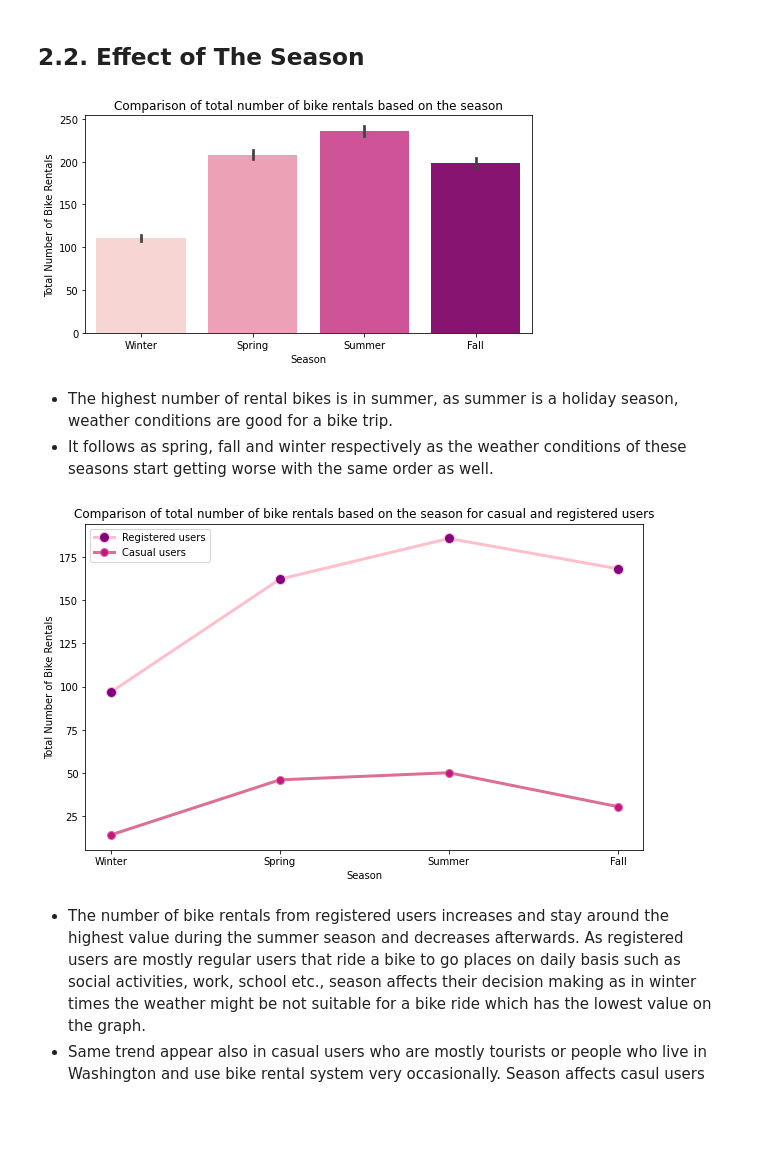
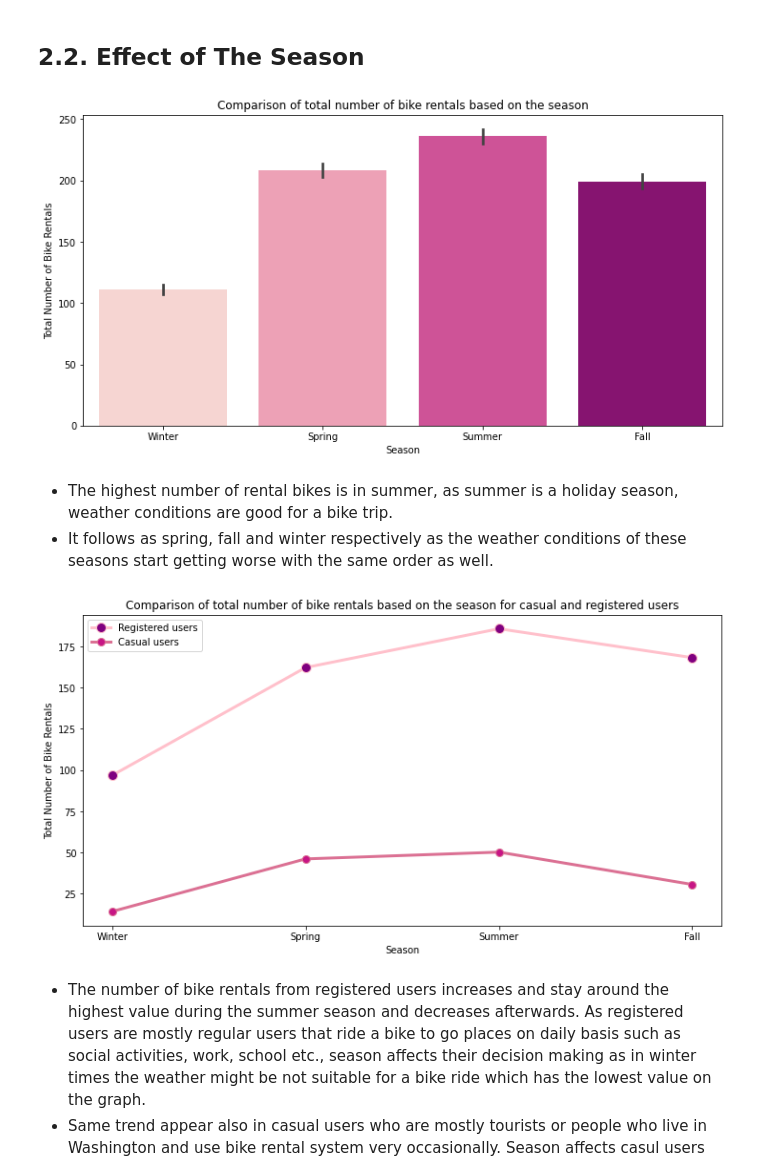
Before and after one commit to wuestenblume/Capital-Bikeshare, a Jupyter notebook: Data_analysis.ipynb, the cells around one changed output. Drawn from its saved outputs; the diff is of its cells as text; code cells hidden in the pictures; blank space fills up the shorter version.

```diff
--- a/Data_analysis.ipynb
+++ b/Data_analysis.ipynb
@@ -132,31 +132,32 @@ memory usage: 2.3 MB
 # %% [markdown]
 ## 2.2. Effect of The Season
 # %%
-plt.figure(figsize=(8,4))
+plt.figure(figsize=(12,6))
 seasons = sns.barplot(data=data, x="season", y="total_rental", color = 'deepskyblue',palette='RdPu')
-seasons.set (title="Comparison of total number of bike rentals based on the season", xlabel='Season', xticklabels = ['Winter','Spring','Summer','Fall'],ylabel= 'Total Number of Bike Rentals')
+seasons.set (title="Comparison of total number of bike rentals based on the season", xlabel='Season',
+            xticklabels = ['Winter','Spring','Summer','Fall'],ylabel= 'Total Number of Bike Rentals')
 plt.show()
 # %% [output]
-[figure, old version]
+[figure, new version]
 # %% [markdown]
 - The highest number of rental bikes is in summer, as summer is a holiday season, weather conditions are good for a bike trip.
 - It follows as spring, fall and winter respectively as the weather conditions of these seasons start getting worse with the same order as well.
 # %%
 season_reg = data.groupby(['season'])['registered'].mean()
 season_cas = data.groupby(['season'])['casual'].mean()
-fig, axes= plt.subplots(figsize=(10, 6))
+fig, axes= plt.subplots(figsize=(12, 6))
 season_reg.plot(kind = 'line', marker='o',  color='pink', markerfacecolor='purple', markersize=10, linewidth=3)
 season_cas.plot(kind = 'line',marker = 'o', color = 'palevioletred', markerfacecolor='mediumvioletred', markersize=8,linewidth=3)
 plt.title('Comparison of total number of bike rentals based on the season for casual and registered users')
 plt.xlabel('Season')
 plt.ylabel('Total Number of Bike Rentals')
 tick_val=[1,2,3,4]
 tick_lab=['Winter','Spring','Summer','Fall']
 plt.setp(axes, xticks=tick_val, xticklabels=tick_lab)
 plt.legend(['Registered users','Casual users'])
 plt.show()
 # %% [output]
-[figure, old version]
+[figure, new version]
 # %% [markdown]
 - The number of bike rentals from registered users increases and stay around the highest value during the summer season and decreases afterwards. As registered users are mostly regular users that ride a bike to go places on daily basis such as social activities, work, school etc., season affects their decision making as in winter times the weather might be not suitable for a bike ride which has the lowest value on the graph.
 - Same trend appear also in casual users who are mostly tourists or people who live in Washington and use bike rental system very occasionally. Season affects casul users decision as well. Tourists would prefer having a trip when the weather is better so that they can visit Washington and rent a bike for travelling around. Local people would also prefer riding a bike more when the weather is suitable which are the summer and spring seasons.
```
Also changed, not shown: parts of 18 cells of this notebook.
